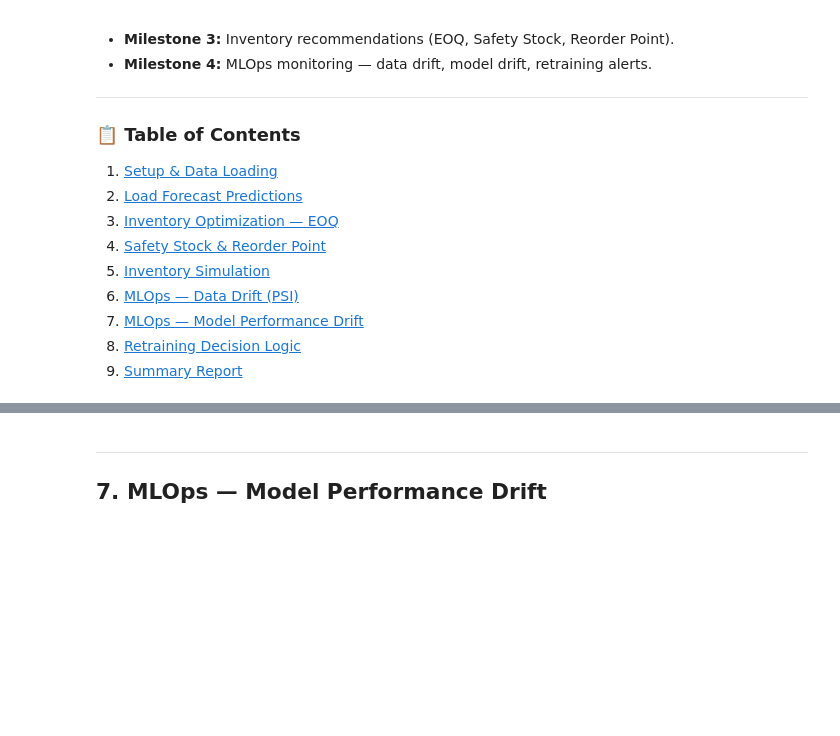
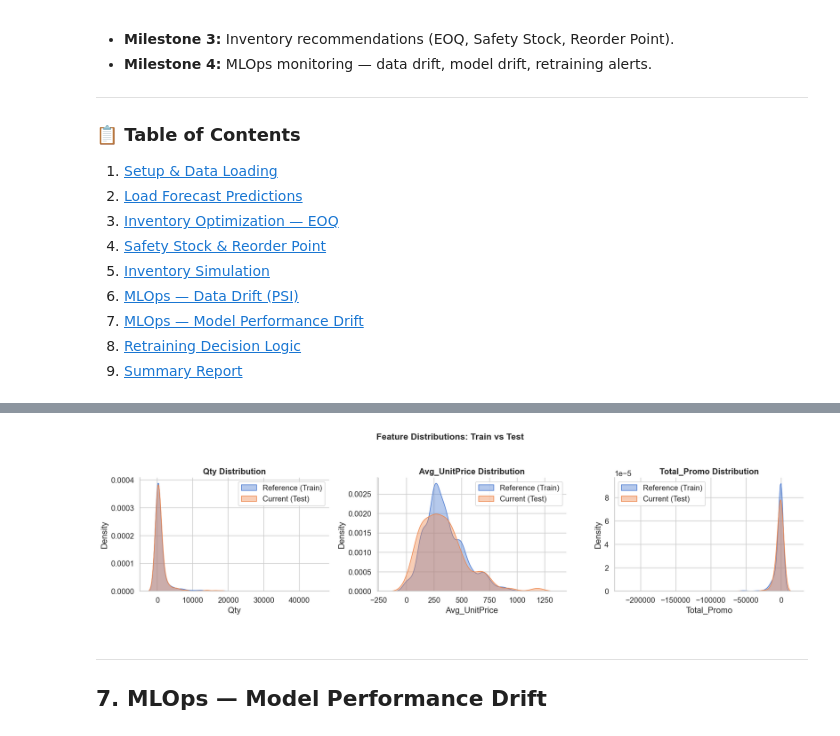
Before and after one commit to Moka-4444/Project-6-Demand-Forecasting-Inventory-Optimization-Engine-, a Jupyter notebook: notebooks/03_inventory_optimization_mlops.ipynb, the cells around one changed output, grey strips where cells are left out. Cells and saved outputs as stored; diff of their text form; code cells hidden in the pictures; blank space fills up the shorter version.

```diff
--- a/notebooks/03_inventory_optimization_mlops.ipynb
+++ b/notebooks/03_inventory_optimization_mlops.ipynb
@@ -27,0 +56,25 @@
+# %%
+# ══════════════════════════════════════════════════════════════════════════════
+# 1.2 Load Data
+# ══════════════════════════════════════════════════════════════════════════════
+# Raw data for pricing and historical context
+df_raw = pd.read_csv('weekly.csv', encoding='utf-8-sig')
+df_raw.columns = [
+    'Year', 'Week', 'ItemID', 'Qty', 'ItemName', 'BrandID', 'BrandName',
+    'MasterBrandID', 'MasterBrandName', 'UOM', 'Factor',
+    'Avg_Daily_Demand', 'Safety_Stock', 'ROP', 'Avg_UnitPrice',
+    'Total_Promo', 'Total_CashDiscount', 'Total_ManualDiscount',
+    'Total_Taxes', 'Total_Revenue'
+]
+df_raw['Qty'] = df_raw['Qty'].clip(lower=0)
+
+# ML Forecasts from Milestone 2
+PROC_DIR = Path('..') / 'data' / 'processed'
+df_fc = pd.read_csv(PROC_DIR / 'ml_forecasts.csv', encoding='utf-8-sig')
+
+# Get average unit price per SKU for EOQ calculations
+sku_price = df_raw.groupby('ItemID')['Avg_UnitPrice'].mean().reset_index()
+df_fc = df_fc.merge(sku_price, on='ItemID', how='left')
+
+print(f'✅ ML Forecasts loaded: {df_fc.shape[0]} SKUs')
+print(f'✅ Raw data loaded: {df_raw.shape[0]} rows')
@@ -59,3 +389,19 @@ $$\text{Reorder Point} = \bar{d} \times L + \text{Safety Stock}$$
+# %%
+# ══════════════════════════════════════════════════════════════════════════════
+# 6.2 Visualize Drift
+# ══════════════════════════════════════════════════════════════════════════════
+fig, axes = plt.subplots(1, 3, figsize=(16, 4))
+for i, feat in enumerate(features_to_monitor):
+    sns.kdeplot(ref_df[feat], ax=axes[i], label='Reference (Train)', fill=True, color=COLORS[0], alpha=0.4)
+    sns.kdeplot(cur_df[feat], ax=axes[i], label='Current (Test)', fill=True, color=COLORS[1], alpha=0.4)
+    axes[i].set_title(f'{feat} Distribution', fontweight='bold')
+    axes[i].legend()
+
+plt.suptitle("Feature Distributions: Train vs Test", y=1.05, fontweight='bold', fontsize=14)
+plt.tight_layout()
+plt.show()
+# %% [output]
+[figure, added]
 # %% [markdown]
 ---
-## 7. MLOps — Model Performance Drift
+## 7. MLOps — Model Performance Drift <a id='7.-MLOps-Model-Performance-Drift'></a>
```
Also changed, not shown: parts of 21 cells of this notebook, 14 other files.
